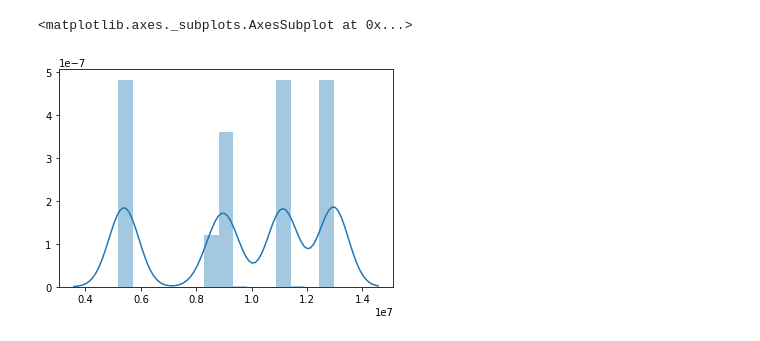
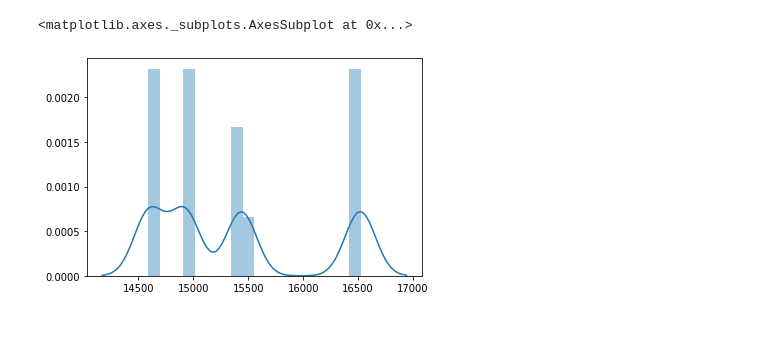
Before and after one commit to yoriyuki/COVID-19, a Jupyter notebook: prediction/Turzin.ipynb, the cells around one changed output. Drawn from its saved outputs; the diff is of its cells as text; code cells hidden in the pictures.

```diff
--- a/prediction/Turzin.ipynb
+++ b/prediction/Turzin.ipynb
@@ -25,6 +26,7 @@ df = df.drop(["Lat", "Long"], 1)
 df = df.T
 df = df.set_index(pd.to_datetime(df.index))
 recovered = df.loc[:, contries]
+recovered = recovered.cummax()
 # %%
 df = pd.read_csv("../csse_covid_19_data/csse_covid_19_time_series/time_series_covid19_deaths_global.csv")
 df = df.groupby("Country/Region").sum()
@@ -32,3 +34,4 @@ df = df.drop(["Lat", "Long"], 1)
 df = df.T
 df = df.set_index(pd.to_datetime(df.index))
 death = df.loc[:, contries]
+death = death.cummax()
@@ -56,7 +42,7 @@ country = 'Korea, South'
 S0 = confirmed[country].values
 R0 = recovered[country].values
 D0 = death[country].values
-P = 6000_0000
+P = 5000_0000
 iter=2000
 # %%
 data = {'T': S0.shape[0], 'P': P, 'S0': S0, 'R0': R0, 'D0': D0}
@@ -69,6 +55,6 @@ INFO:pystan:COMPILING THE C++ CODE FOR MODEL anon_model_a3800498d844010cd757a97f
 # %%
 # Train the model and generate samples
-fit = sm.sampling(data=data, iter=iter)
+fit = sm.sampling(data=data, iter=iter, init=0)
 # %% [output]
 WARNING:pystan:n_eff / iter below 0.001 indicates that the effective sample size has likely been overestimated
 WARNING:pystan:Rhat above 1.1 or below 0.9 indicates that the chains very likely have not mixed
@@ -141,5 +258,5 @@ R[0].plot()
 # %%
-sns.distplot(fit['sigma_R'])
+sns.distplot(fit['sigma_S0'])
 # %% [output]
 <matplotlib.axes._subplots.AxesSubplot at 0x...>
-[figure, old version]
+[figure, new version]
```
Also changed, not shown: parts of 25 cells of this notebook, 1 other file.
